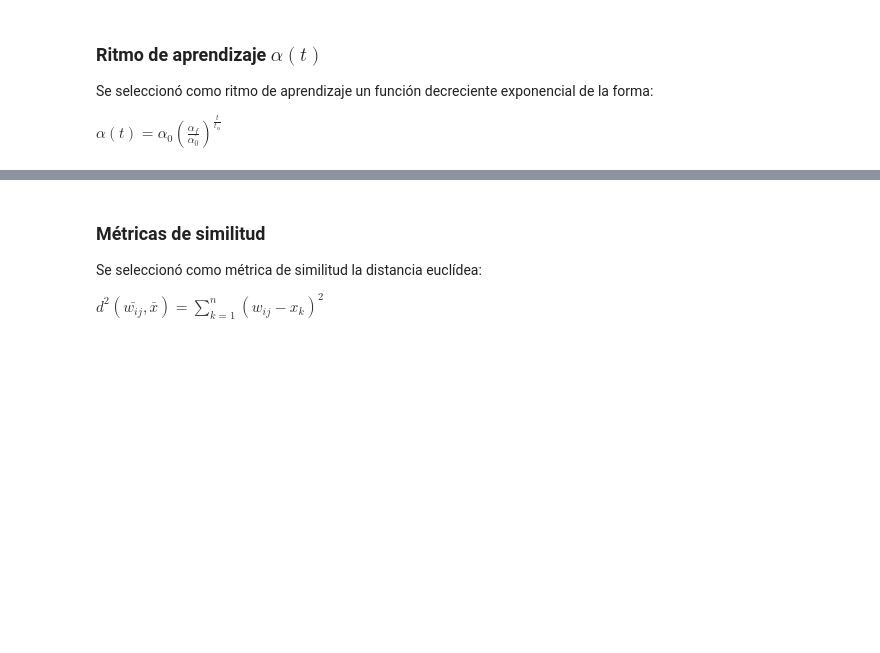
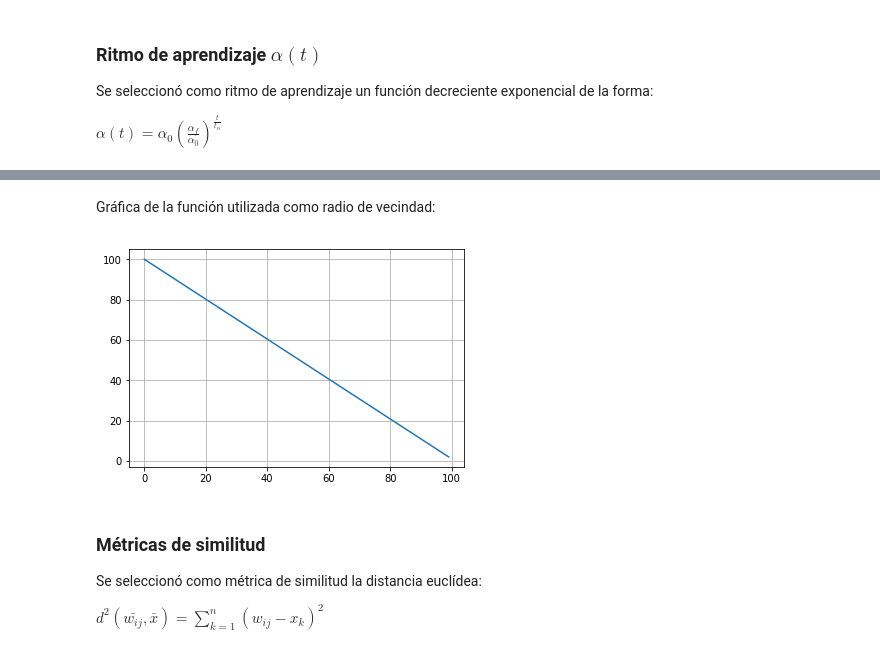
Before and after one commit to GinoAvanzini/IA2_2019, a Jupyter notebook: TP_3/kohonen.ipynb, the cells around one changed output, grey strips where cells are left out. Cells and saved outputs as stored; diff of their text form; code cells hidden in the pictures; blank space fills up the shorter version.

```diff
--- a/TP_3/kohonen.ipynb
+++ b/TP_3/kohonen.ipynb
@@ -101,3 +129,14 @@ def radio_vecindad(t, t_r=100, R_0=100, R_f=1):
+# %% [markdown]
+Gráfica de la función utilizada como radio de vecindad:
+# %%
+a = []
+for i in range(0, 100):
+    a.append(radio_vecindad(i))
+
+plt.plot(range(0, 100), a)
+plt.grid()
+# %% [output]
+[figure, added]
 # %% [markdown]
 ### Métricas de similitud
 Se seleccionó como métrica de similitud la distancia euclídea:
```
Also changed, not shown: parts of 36 cells of this notebook.
